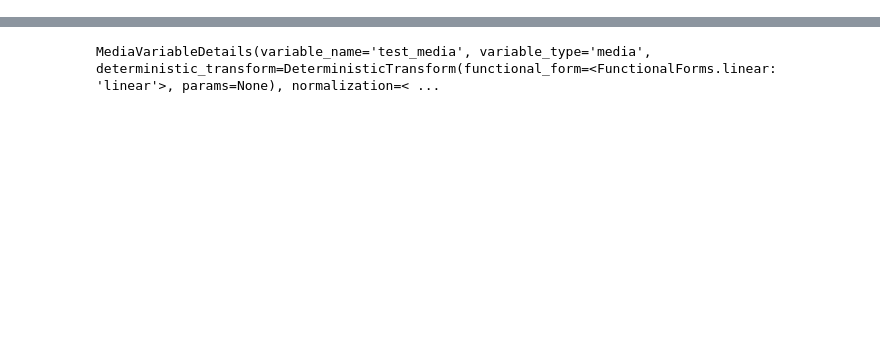
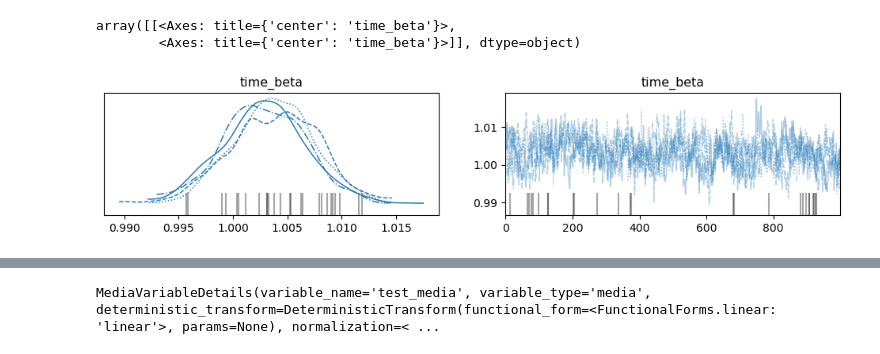
Before and after one commit to redam94/BayesInsight, a Jupyter notebook: archive/gp_test.ipynb, the cells around one changed output, grey strips where cells are left out. Cells and saved outputs as stored; diff of their text form; code cells hidden in the pictures; blank space fills up the shorter version.

```diff
--- a/archive/gp_test.ipynb
+++ b/archive/gp_test.ipynb
@@ -26,0 +87,31 @@ cov_mat = np.array(
+# %%
+with pm.Model(coords=dict(Period=time_range, Geography=geos, Week=np.unique([date.week for date in time_range]))) as gen_model:
+
+
+
+  splines = spline_matrix(index_frame, 'Period', (52*3)//12)
+  betas = LocalTrendPrior().build('test', n_splines=splines.shape[1], random_dims=["Geography"], grouping_map=group_map, grouping_name="Region")
+  trend = pm.Deterministic("trend", splines @ betas.T , dims=("Period", "Geography"))
+
+  time_data_beta = pm.Normal("time_beta", 0, 1)
+  time_effect = pm.Deterministic('time_effect', time_data_beta * index_frame["time_specific_feature"].values.reshape((len(geos), len(time_range))).T, dims=("Period", "Geography"))
+
+  holiday_sd = pm.HalfCauchy("holiday_sd", 1, dims='Week')
+  tau = pm.HalfNormal('holiday_like', sigma=1)
+  holiday_week_mu = pm.Normal("holiday_week_mu", 0, tau*holiday_sd, dims='Week')
+  holiday_year_diff = pm.HalfNormal("holiday_year", 1)
+  holiday_diff = pm.LogNormal('holiday_diff',0, holiday_year_diff, dims="Period")
+  dates = np.array([date.week-1 for date in time_range])
+  holiday_mu = pm.Deterministic("holiday_mu", holiday_week_mu[dates]*holiday_diff, dims="Period")
+  holiday_geo = pm.HalfNormal('holiday_sigma', .4)
+  holiday_multiplier = pm.Normal("holiday_mult", 0, 1, dims=("Geography"))
+
+  holiday_effect = pm.Deterministic("holiday", holiday_mu[:, None] * pm.math.exp(holiday_geo*holiday_multiplier), dims=("Period", "Geography"))
+
+  intercept_mu = pm.Normal("intercept_mu", 0, 1)
+  intercept_sd = pm.HalfNormal("intecept_sd", 1, dims="Geography")
+  intercept_geo = pm.Normal("intercept", intercept_mu, intercept_sd, dims="Geography")
+
+  mu = pm.Deterministic("mu", intercept_geo[None, :] + holiday_effect + trend + time_effect, dims=("Period", "Geography"))
+  sigma = pm.HalfNormal("noise", 1)
+  observation = pm.Normal("Obs", mu = mu, sigma=sigma, dims=("Period", "Geography"))
@@ -26,0 +150,3 @@ cov_mat = np.array(
+# %%
+with pm.observe(gen_model, {"Obs": sample.Obs}) as obs_model:
+  trace = pm.sample(tune=2000, target_accept=.99, nuts_sampler="numpyro")
@@ -26,0 +159,6 @@ cov_mat = np.array(
+# %%
+pm.plot_trace(trace, var_names=["time_beta"], filter_vars="regex")
+# %% [output]
+array([[<Axes: title={'center': 'time_beta'}>,
+        <Axes: title={'center': 'time_beta'}>]], dtype=object)
+[figure, added]
```
Also changed, not shown: parts of 28 cells of this notebook, 1 other file.
